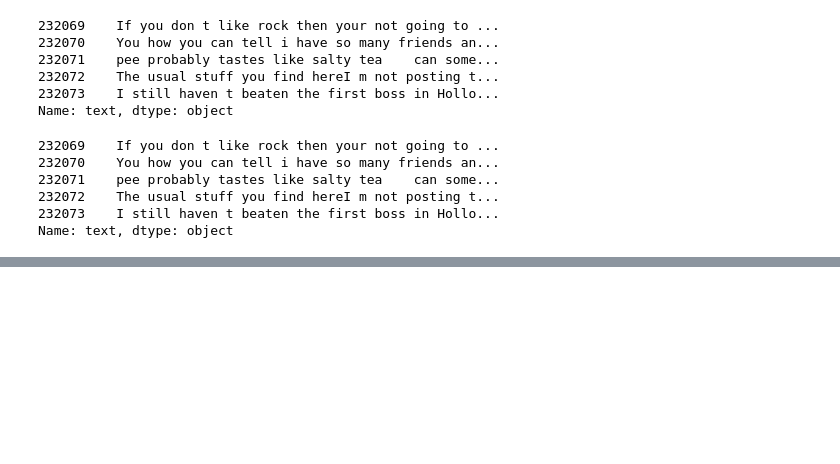
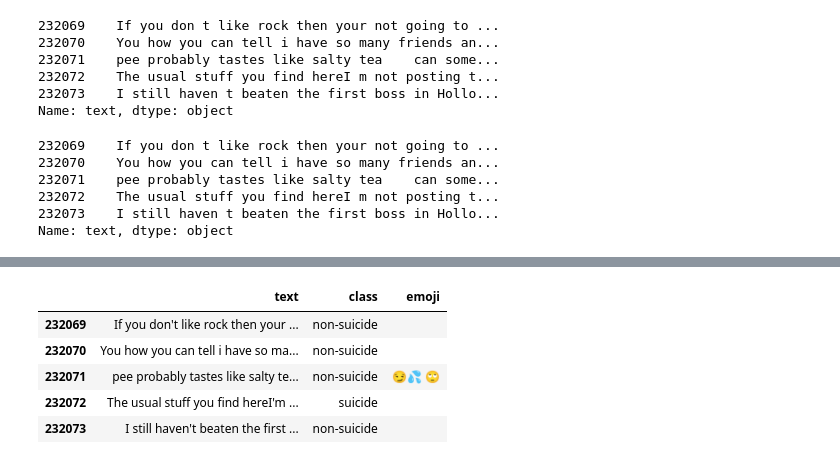
Before and after one commit to metal0bird/TARP_early_suicide_prediction, a Jupyter notebook: proprocessing.ipynb, the cells around one changed output, grey strips where cells are left out. Saved outputs shown, nothing was run; the diff lists cells and outputs as text; code cells hidden in the pictures; blank space fills up the shorter version.

```diff
--- a/proprocessing.ipynb
+++ b/proprocessing.ipynb
@@ -108,0 +148,5 @@ def depure_data(data):
+# %%
+df=pd.read_csv("/Users/aman/coding stuff/sem 6/tarp/dataset/Suicide_Detection.csv")
+# %%
+df=df.drop("Unnamed: 0",axis=1)
+dataset=df
@@ -108,0 +174,14 @@ def depure_data(data):
+# %%
+for i in range(len(emojis)):
+    if emojis[i]=="":
+        emojis[i]=None
+# %%
+dataset["emoji"]=emojis
+df.tail()
+# %% [output]
+|  | text | class | emoji |
+| 232069 | If you don't like rock then your ... | non-suicide |  |
+| 232070 | You how you can tell i have so ma... | non-suicide |  |
+| 232071 | pee probably tastes like salty te... | non-suicide | 😏💦 🙄 |
+| 232072 | The usual stuff you find hereI'm ... | suicide |  |
+| 232073 | I still haven't beaten the first ... | non-suicide |  |
```
Also changed, not shown: parts of 17 cells of this notebook, 4 other files.
